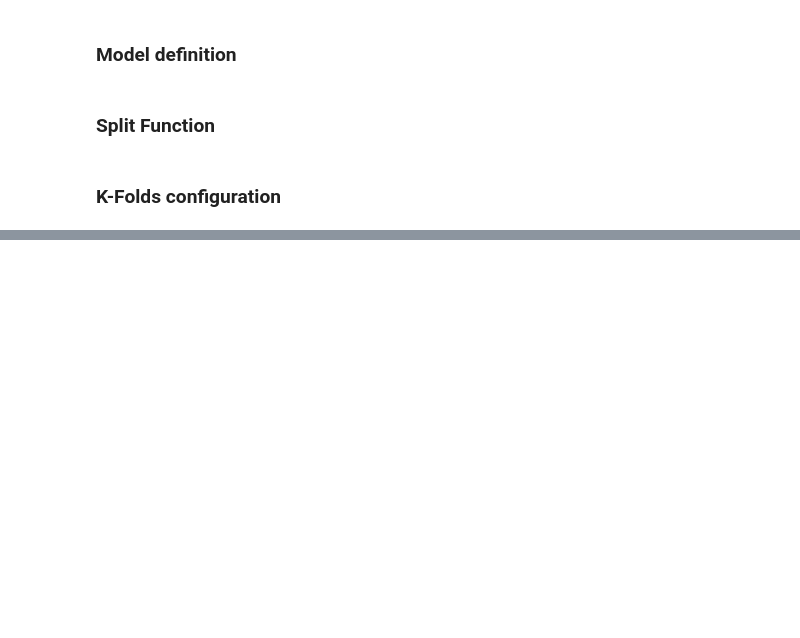
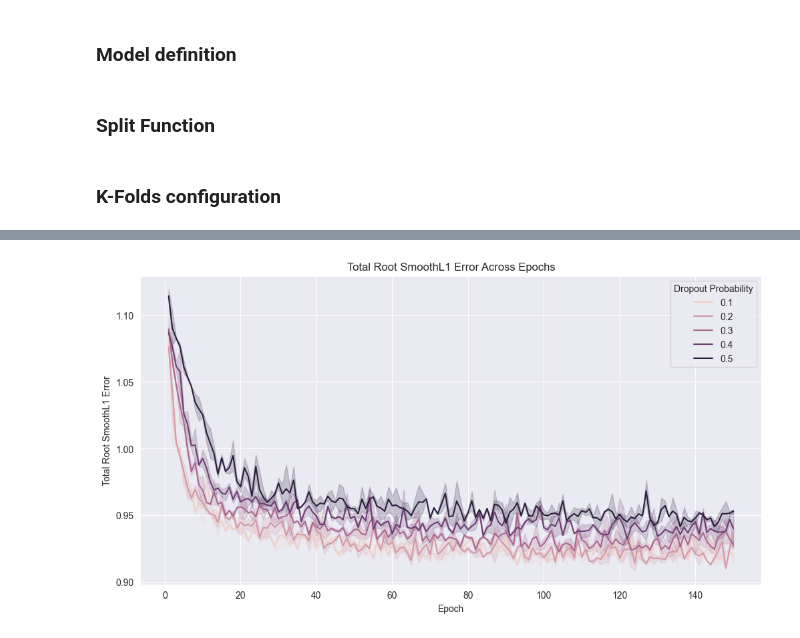
Before and after one commit to omar11205/torchDeepLearning, a Jupyter notebook: ANN/21_torch_taxi_fares_p4.ipynb, the cells around one changed output, grey strips where cells are left out. Cells and saved outputs as stored; diff of their text form; code cells hidden in the pictures; blank space fills up the shorter version.

```diff
--- a/ANN/21_torch_taxi_fares_p4.ipynb
+++ b/ANN/21_torch_taxi_fares_p4.ipynb
@@ -257,0 +311,7 @@ for i in range(50):
+# %%
+plt.figure(figsize=(12, 6))
+sns.lineplot(x='Epoch', y='Total Root SmoothL1 Error', hue='Dropout Probability', data=df_results)
+plt.title('Total Root SmoothL1 Error Across Epochs')
+plt.show()
+# %% [output]
+[figure, added]
```
Also changed, not shown: parts of 14 cells of this notebook, 6 other files.
